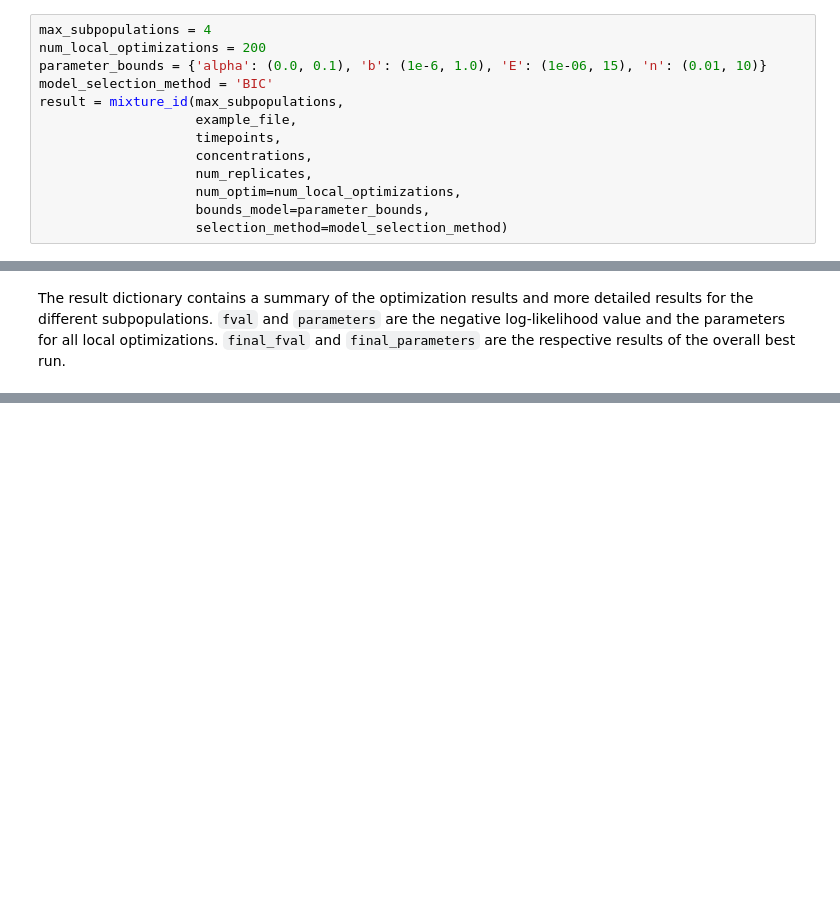
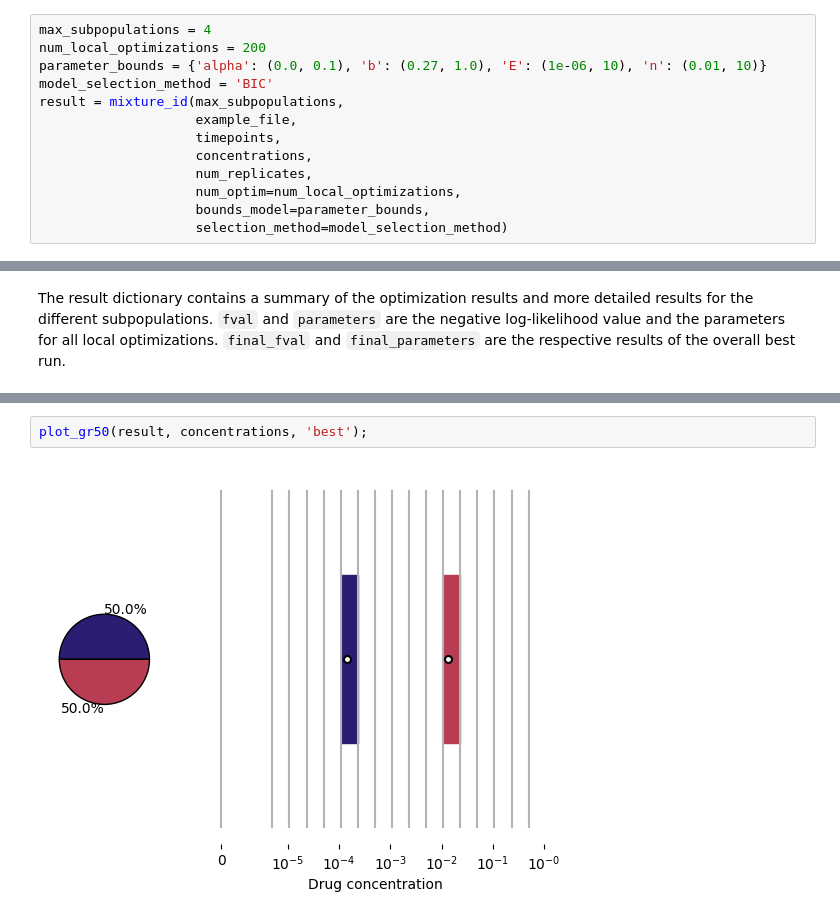
Before and after one commit to ocbe-uio/pyPhenoPop, a Jupyter notebook: examples/tutorial.ipynb, the cells around one changed output, grey strips where cells are left out. Saved outputs shown, nothing was run; the diff lists cells and outputs as text; blank space fills up the shorter version.

```diff
--- a/examples/tutorial.ipynb
+++ b/examples/tutorial.ipynb
@@ -45,7 +47,7 @@ Next, we apply the PhenoPop method with maximal 4 subpopulations and 200 local o
 # %%
 max_subpopulations = 4
 num_local_optimizations = 200
-parameter_bounds = {'alpha': (0.0, 0.1), 'b': (1e-6, 1.0), 'E': (1e-06, 15), 'n': (0.01, 10)}
+parameter_bounds = {'alpha': (0.0, 0.1), 'b': (0.27, 1.0), 'E': (1e-06, 10), 'n': (0.01, 10)}
 model_selection_method = 'BIC'
 result = mixture_id(max_subpopulations,
                     example_file,
@@ -110,0 +100,4 @@ plot_growth_curves(result, concentrations, subpopulation_idx);
+# %%
+plot_gr50(result, concentrations, 'best');
+# %% [output]
+[figure, added]
```
Also changed, not shown: parts of 12 cells of this notebook, 2 other files.
